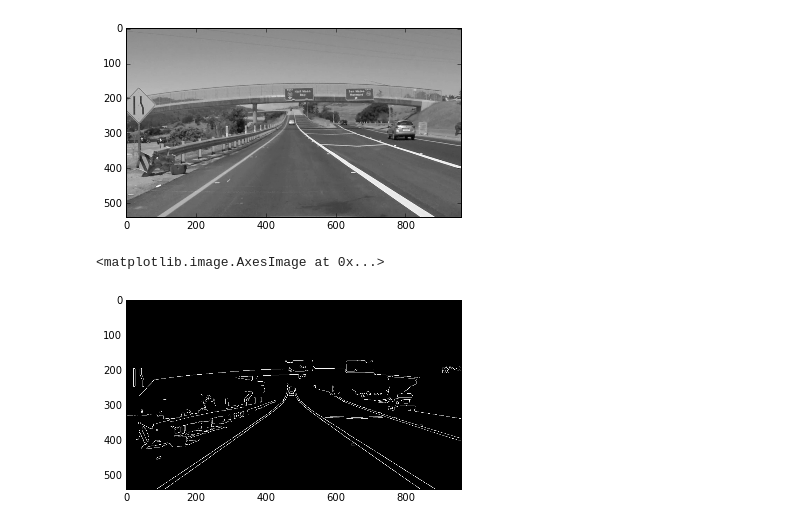
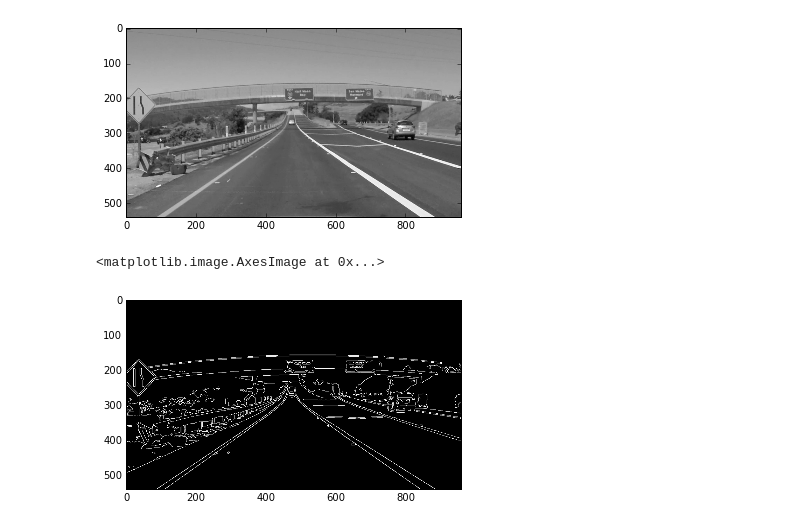
Before and after one commit to navneet1083/self-drive-car, a Jupyter notebook: Term-1/week1/can_detect_lanes.ipynb, the cells around one changed output. Drawn from its saved outputs; the diff is of its cells as text; code cells hidden in the pictures.

Commit message:
updated kernel and threshold values

```diff
--- a/Term-1/week1/can_detect_lanes.ipynb
+++ b/Term-1/week1/can_detect_lanes.ipynb
@@ -20,17 +20,22 @@ plt.imshow(gray, cmap='gray')
 # %%
 # Define a kernel size for Gaussian smoothing / blurring
 # Note: this step is optional as cv2.Canny() applies a 5x5 Gaussian internally
-kernel_size = 7
+kernel_size = 5
 blur_gray = cv2.GaussianBlur(gray,(kernel_size, kernel_size), 0)
 
 # Define parameters for Canny and run it
 # NOTE: if you try running this code you might want to change these!
-low_threshold = 0
-high_threshold = 200
+low_threshold = 50
+high_threshold = 150
 edges = cv2.Canny(blur_gray, low_threshold, high_threshold)
 
 # Display the image
 plt.imshow(edges, cmap='Greys_r')
+
+## I chose a kernelSize of 5 for Gaussian smoothing, a lowThreshold
+#   of 50 and a highThreshold of 150. These selections nicely extract the lane lines,
+#   while minimizing the edges detected in the rest of the image, producing the result shown below.
+#
 # %% [output]
 <matplotlib.image.AxesImage at 0x...>
-[figure, old version]
+[figure, new version]
```
